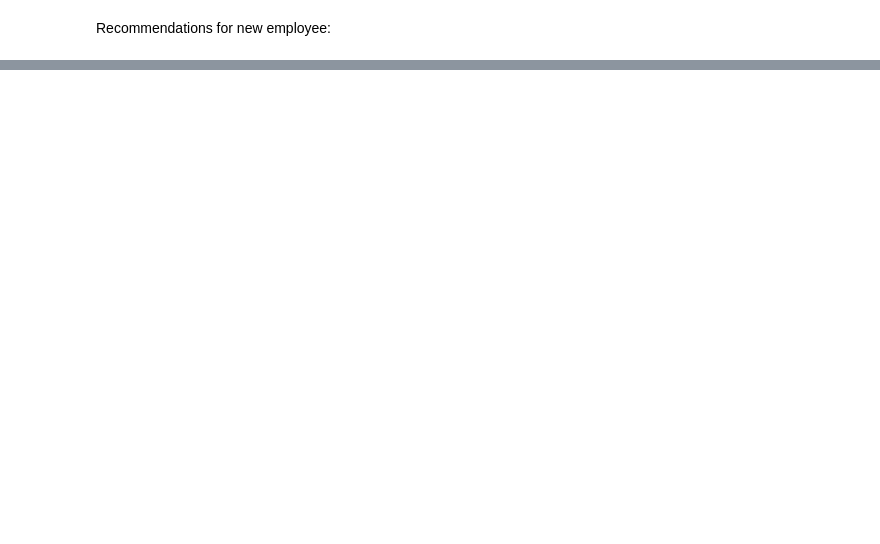
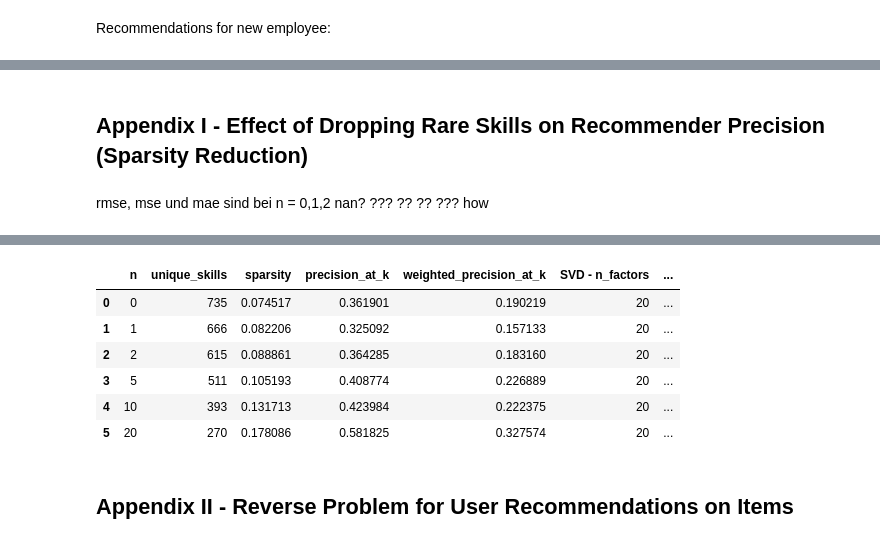
Before and after one commit to maximizer36/DS_AP, a Jupyter notebook: AP_Rated_Approach.ipynb, the cells around one changed output, grey strips where cells are left out. Drawn from its saved outputs; the diff is of its cells as text; code cells hidden in the pictures; blank space fills up the shorter version.

```diff
--- a/AP_Rated_Approach.ipynb
+++ b/AP_Rated_Approach.ipynb
@@ -805,15 +685,0 @@ Tryout: new user
-# %%
-u = [1,1,1,1,2,2,2,3,3,3,3]
-i = [1,2,3,4,1,2,3,1,2,3,4]
-r = [4,1,1,4,1,4,2,2,1,4,5]
-tryout = pd.DataFrame()
-tryout["user"] = u
-tryout["item"] = i
-tryout["rating"] = r
-
-reader = Reader(rating_scale=(1,5))
-svd_data = Dataset.load_from_df(tryout,reader)
-
-tryout_model = SVD(n_factors=3,biased=False)
-trainset = svd_data.build_full_trainset()
-tryout_model.fit(svd_data.build_full_trainset())
@@ -920,0 +686,54 @@ oder versuchen, pu vom model zu überschrieben? dann testen auf anti testtest.
+# %% [markdown]
+## Appendix I - Effect of Dropping Rare Skills on Recommender Precision (Sparsity Reduction)
+# %%
+min_absolute_support = [0, 1, 2, 5, 10, 20]
+# %% [markdown]
+rmse, mse und mae sind bei n = 0,1,2 nan? ??? ?? ?? ??? how
+# %%
+result_df = pd.DataFrame()#columns = ["n","sparsity","precision_at_k","weighted_precision_at_k","SVD - n_factors"])
+for n in min_absolute_support:
+    # get data
+    df = pd.read_csv("person-skills_2022-06-27.csv",sep=";")
+    # trim dataset according to min absolute support of skills and insert ratings afterwards
+    rare_skills = get_rare_skills(df,n)
+    df_rated = get_rated_df(df[~df["skill"].isin(rare_skills)])
+    # get holdout for later precision measurement
+    holdout = get_holdout(df_rated,0.1)
+    # transform data to surprise dataset
+    reader = Reader(rating_scale=(1,5))
+    data = Dataset.load_from_df(df_rated,reader)
+    # measure sparsity (ratio between non-zero and zero value entries)
+    sparsity = len(df_rated)/(df_rated["person"].nunique()*df_rated["skill"].nunique())
+    algo = (SVD,"SVD",{
+                        "n_factors": [1, 2, 5, 10, 20, 40],
+                        #"n_factors": [20],
+                        #"n_epochs": [500],
+                        "n_epochs": [50, 100, 200],
+                        #"biased":[False],
+                        "biased":[True,False],
+                        "random_state":[1]
+                                        })
+    best_model_dict = {}
+    best_params_dict = {}
+    rmse, mse, mae = gridsearch_cv(algo[0],algo[1],algo[2],data,best_model_dict,best_params_dict)
+    # define model, fit and test it on the data
+    model = best_model_dict["SVD"]
+    trainset = data.build_full_trainset()
+    model.fit(trainset)
+    preds = model.test(trainset.build_anti_testset())
+    print(rmse)
+    # save performance measures in df
+    new_entry = pd.DataFrame({
+                "n":n,
+                "unique_skills":df_rated["skill"].nunique(),
+                "sparsity":sparsity,
+                "precision_at_k":precision_at_k(10,holdout,get_recommendations(preds,10)),
+                "weighted_precision_at_k":weighted_precision_at_k(10,holdout,get_recommendations(preds,10)),
+                "SVD - n_factors":best_params_dict["SVD"]["n_factors"],
+                "SVD - mean rmse": np.mean(rmse),
+                "SVD - mean mse": np.mean(mse),
+                "SVD - mean mae": np.mean(mae)
+                },index=[0])
+    result_df = pd.concat([result_df,new_entry],ignore_index=True)
+result_df
+# %% [output]
@@ -920,0 +757,9 @@ oder versuchen, pu vom model zu überschrieben? dann testen auf anti testtest.
+|  | n | unique_skills | sparsity | precision_at_k | weighted_precision_at_k | SVD - n_factors | ... |
+| 0 | 0 | 735 | 0.074517 | 0.361901 | 0.190219 | 20 | ... |
+| 1 | 1 | 666 | 0.082206 | 0.325092 | 0.157133 | 20 | ... |
+| 2 | 2 | 615 | 0.088861 | 0.364285 | 0.183160 | 20 | ... |
+| 3 | 5 | 511 | 0.105193 | 0.408774 | 0.226889 | 20 | ... |
+| 4 | 10 | 393 | 0.131713 | 0.423984 | 0.222375 | 20 | ... |
+| 5 | 20 | 270 | 0.178086 | 0.581825 | 0.327574 | 20 | ... |
+# %% [markdown]
+## Appendix II - Reverse Problem for User Recommendations on Items
```
Also changed, not shown: parts of 72 cells of this notebook.
